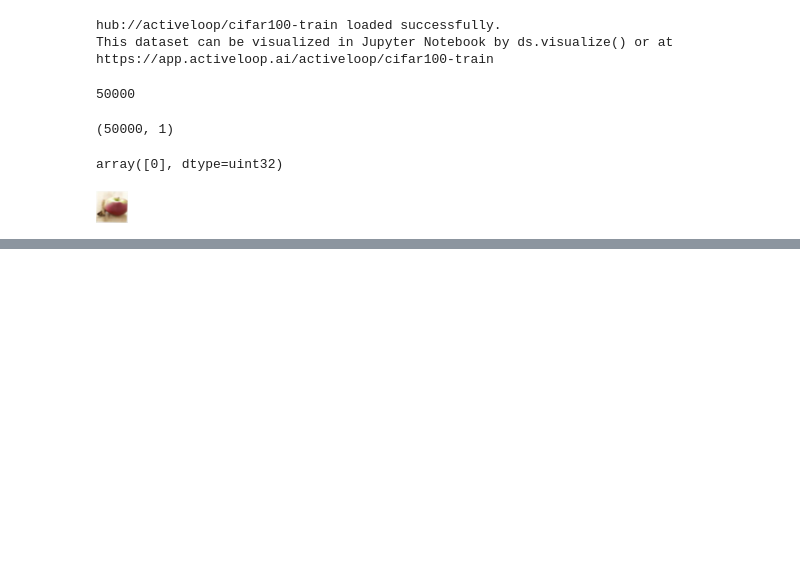
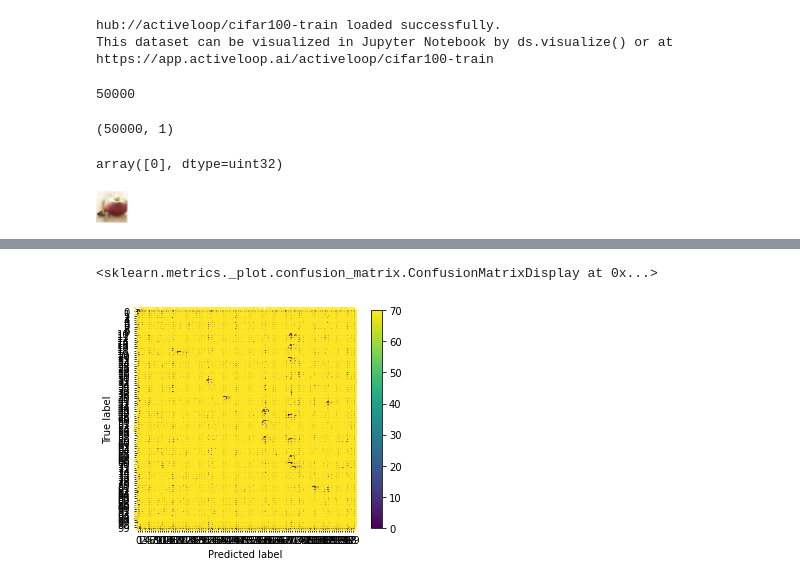
Before and after one commit to linnea-backgard/ai-ml-principles-exercises, a Jupyter notebook: ML-training/activeloop-deeplake/Dataset_1_AI_ML.ipynb, the cells around one changed output, grey strips where cells are left out. Cells and saved outputs as stored; diff of their text form; code cells hidden in the pictures; blank space fills up the shorter version.

```diff
--- a/ML-training/activeloop-deeplake/Dataset_1_AI_ML.ipynb
+++ b/ML-training/activeloop-deeplake/Dataset_1_AI_ML.ipynb
@@ -51,0 +147,5 @@ apple
+# %%
+#wandb.init(project="dataset 1 CIFAR100", config={"batch_size": batch_size, "epochs": epochs})
+
+model = svm.SVC()
+model.fit(x_train[train_idx], y_train[train_idx])#, callbacks=[wandb.keras.WandbCallback()])
@@ -51,0 +169,5 @@ apple
+# %%
+from sklearn import metrics
+
+predicted = model.predict(x_test)
+print(metrics.classification_report(y_test, predicted))
@@ -51,0 +192,5 @@ apple
+# %%
+metrics.ConfusionMatrixDisplay.from_predictions(y_test, predicted)
+# %% [output]
+<sklearn.metrics._plot.confusion_matrix.ConfusionMatrixDisplay at 0x...>
+[figure, added]
```
Also changed, not shown: parts of 25 cells of this notebook.
